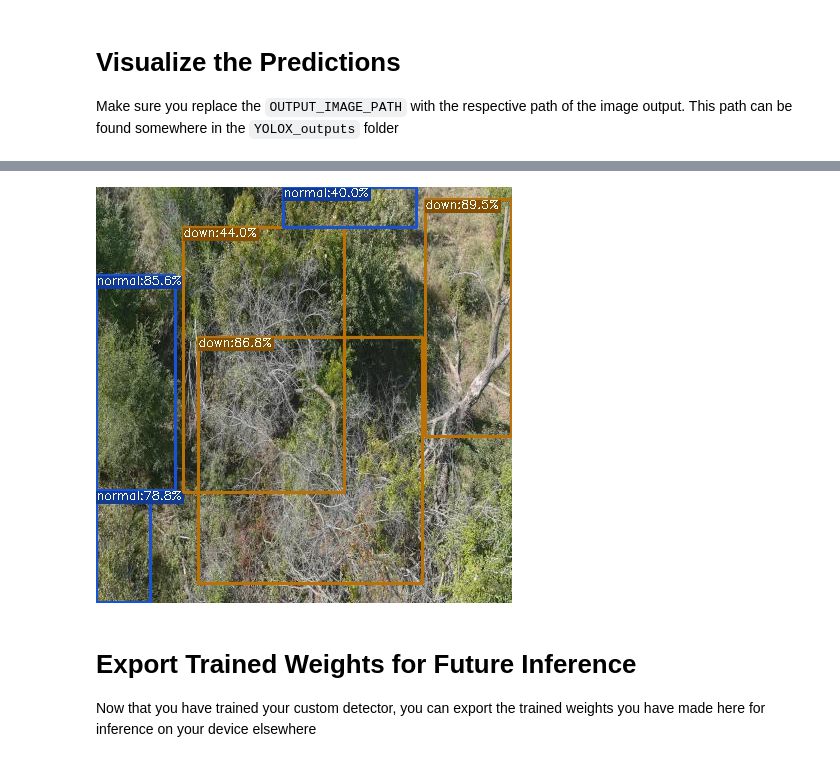
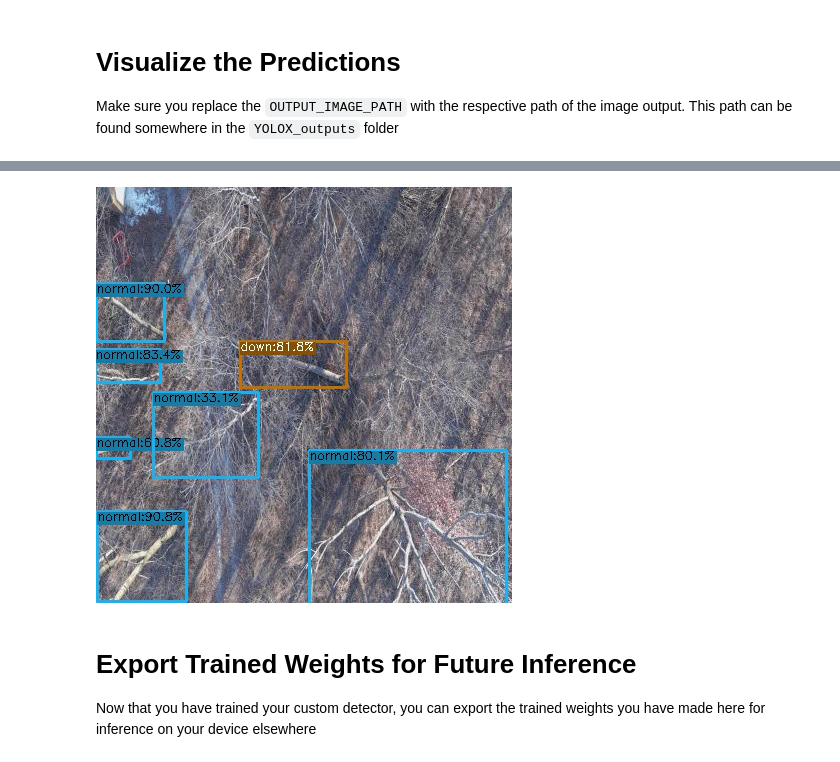
Before and after one commit to Bikini-city/Tree-detect-YOLO, a Jupyter notebook: YOLOX.ipynb, the cells around one changed output, grey strips where cells are left out. Drawn from its saved outputs; the diff is of its cells as text; code cells hidden in the pictures.

```diff
--- a/YOLOX.ipynb
+++ b/YOLOX.ipynb
@@ -339,9 +406,9 @@ Make sure you replace the `OUTPUT_IMAGE_PATH` with the respective path of the im
 # %%
 from PIL import Image
-OUTPUT_IMAGE_PATH = "/content/YOLOX/YOLOX_outputs/yolox_voc_s/vis_res/2022_01_24_21_51_59/test-img.jpeg"
+OUTPUT_IMAGE_PATH = "/content/YOLOX/YOLOX_outputs/yolox_voc_s/vis_res/2022_02_06_22_29_43/MAX_0026-03_jpg.rf.0900137a921b35ee28c8cc25b8e96ff8.jpg"
 Image.open(OUTPUT_IMAGE_PATH)
 # %% [output]
-[figure, old version]
+[figure, new version]
 # %% [markdown]
 # Export Trained Weights for Future Inference
 
```
Also changed, not shown: parts of 25 cells of this notebook.
